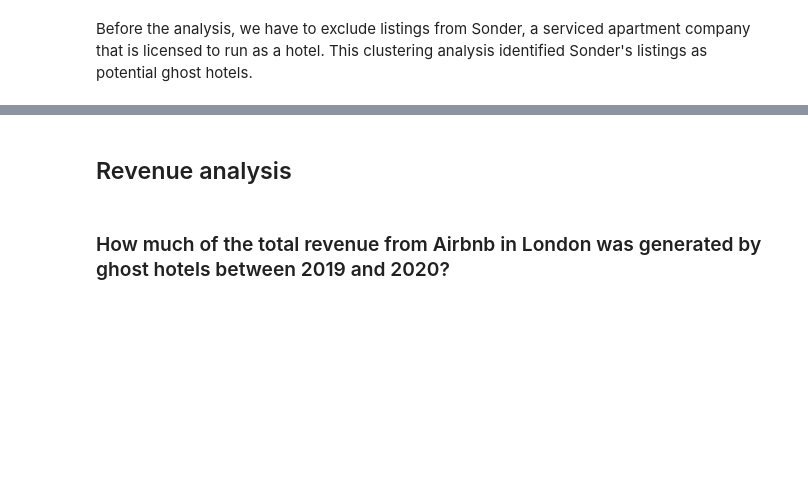
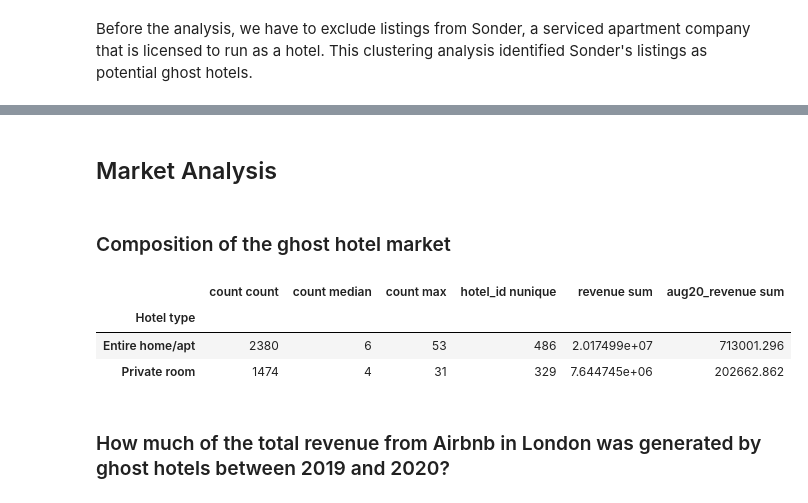
Before and after one commit to caranvr/i2p-assessment, a Jupyter notebook: ghost_hotels2.ipynb, the cells around one changed output, grey strips where cells are left out. Cells and saved outputs as stored; diff of their text form; code cells hidden in the pictures; blank space fills up the shorter version.

```diff
--- a/ghost_hotels2.ipynb
+++ b/ghost_hotels2.ipynb
@@ -71,11 +72,11 @@ Converting minimum_nights
 #Dropping listings with abnormally high prices for their room type
 eh_cutoff = df[
     df['room_type'] == 'Entire home/apt'
-].price.quantile(.99)
+].price.quantile(.985)
 
 prv_cutoff = df[
     df['room_type'] == 'Private room'
-].price.quantile(.99)
+].price.quantile(.985)
 
 abnormal_prices = df[
     ((df['room_type'] == 'Entire home/apt') & (df['price'] >= eh_cutoff)) |
@@ -101,6 +102,7 @@ def get_revenue(minimum_nights:int, number_of_reviews_ltm:int, price:float) -> f
     return rev
 
 df['revenue'] = df.apply(lambda x: get_revenue(x.minimum_nights, x.number_of_reviews_ltm, x.price), axis=1)
+df['aug20_revenue'] = df.apply(lambda x: get_revenue(x.minimum_nights, x.number_of_reviews_l30d, x.price), axis=1)
 # %%
 #Dropping non-revenue generating listings and listings with abnormal prices, which indicate lack of availability or typos
 non_revenue = df[df['revenue'] == 0]
@@ -226,2 +230,17 @@ There are 331 potential Private room ghost hotels in London.
-# %% [markdown]
-## Revenue analysis
+# %% [markdown]
+## Market Analysis
+# %% [markdown]
+### Composition of the ghost hotel market
+# %%
+ghost_hotels_total = pd.concat([entire_home_ghosts, private_room_ghosts])
+ghost_hotels_total['Hotel type'] = np.where(ghost_hotels_total.index.isin(entire_home_ghosts.index.values.tolist()), 'Entire home/apt', 'Private room')
+# %%
+hotel_type_grouped = ghost_hotels_total.groupby('Hotel type').agg({'count': ['count', 'median', 'max'], 'hotel_id': 'nunique', 'revenue': 'sum', 'aug20_revenue':'sum'})
+hotel_type_grouped.columns = [' '.join(col).strip() for col in hotel_type_grouped.columns.values]
+# %%
+hotel_type_grouped
+# %% [output]
+|  | count count | count median | count max | hotel_id nunique | revenue sum | aug20_revenue sum |
+| Hotel type |  |  |  |  |  |  |
+| Entire home/apt | 2380 | 6 | 53 | 486 | 2.017499e+07 | 713001.296 |
+| Private room | 1474 | 4 | 31 | 329 | 7.644745e+06 | 202662.862 |
```
Also changed, not shown: parts of 26 cells of this notebook.
